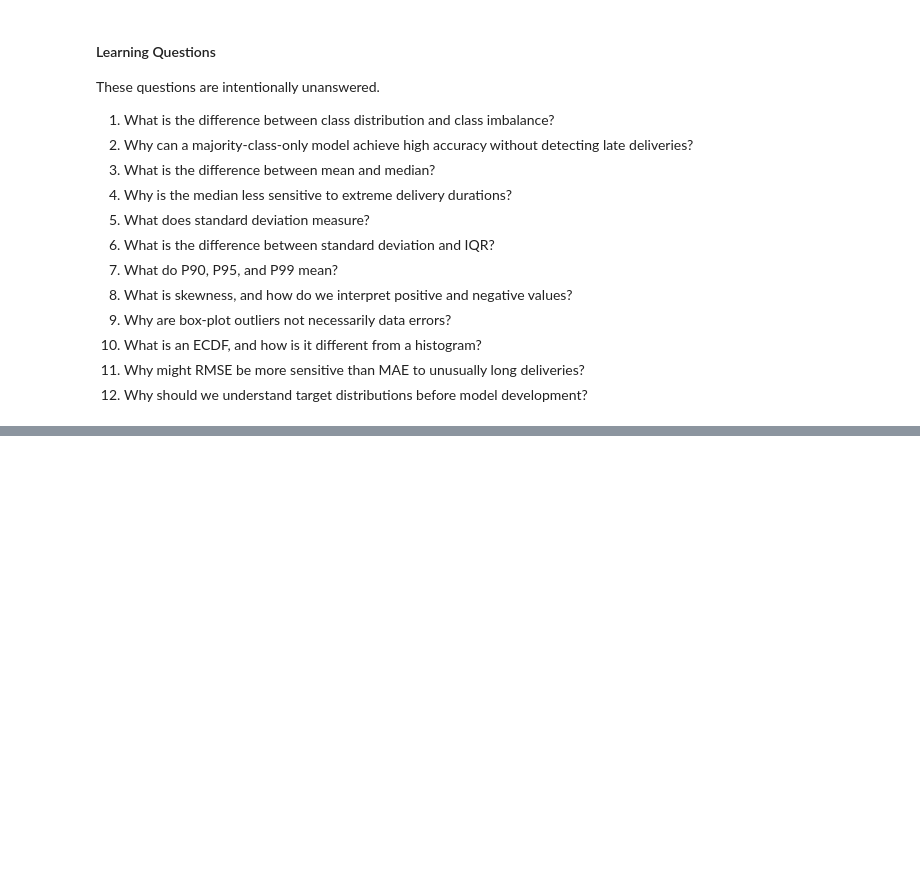
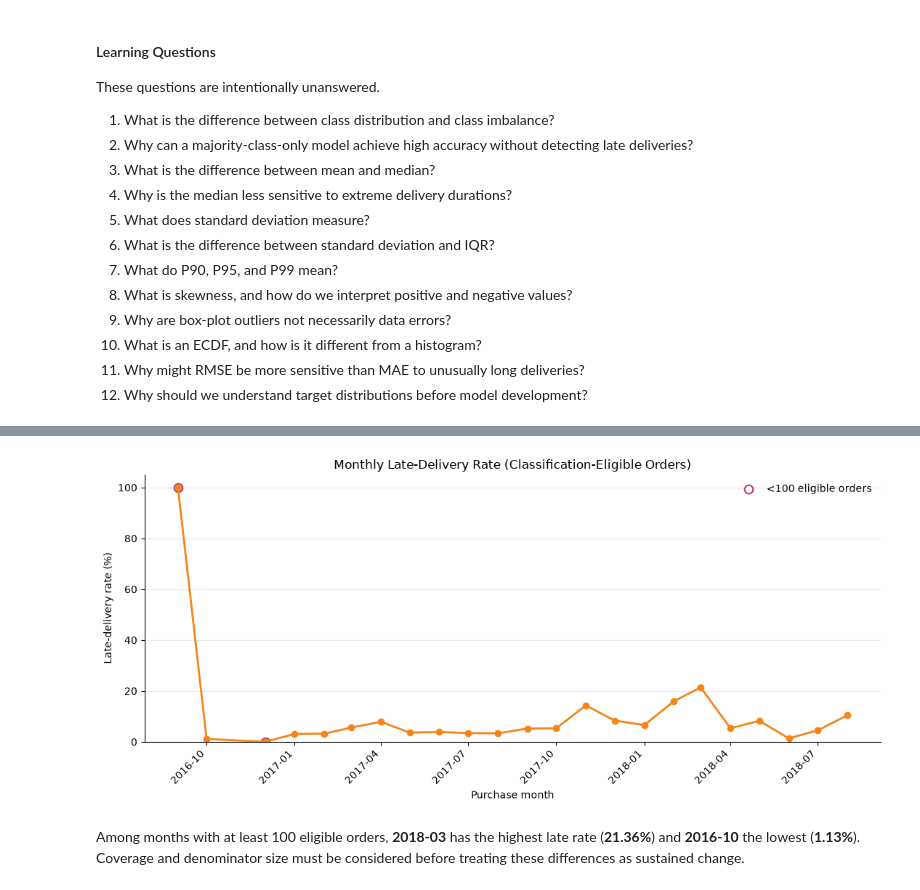
Before and after one commit to mmubashir95/ecommerce-delivery-intelligence, a Jupyter notebook: notebooks/03_exploratory_analysis.ipynb, the cells around one changed output, grey strips where cells are left out. Cells and saved outputs as stored; diff of their text form; code cells hidden in the pictures; blank space fills up the shorter version.

Commit message:
Add temporal delivery pattern EDA

```diff
--- a/notebooks/03_exploratory_analysis.ipynb
+++ b/notebooks/03_exploratory_analysis.ipynb
@@ -1086,0 +1301,68 @@ These questions are intentionally unanswered.
+# %%
+monthly_classification = (
+    valid_purchase_orders.assign(
+        classification_eligible=classification_eligible.loc[valid_purchase_orders.index],
+        is_late=orders.loc[valid_purchase_orders.index, "is_late"],
+    )
+    .groupby("purchase_month", observed=True)
+    .agg(
+        total_orders=("order_id", "size"),
+        classification_eligible=("classification_eligible", "sum"),
+        late_orders=("is_late", lambda values: int(values.eq(1).sum())),
+        on_time_orders=("is_late", lambda values: int(values.eq(0).sum())),
+    )
+    .sort_index()
+)
+monthly_classification["late_rate_pct"] = np.where(
+    monthly_classification["classification_eligible"].gt(0),
+    monthly_classification["late_orders"]
+    .div(monthly_classification["classification_eligible"])
+    .mul(100),
+    np.nan,
+)
+monthly_classification["eligibility_coverage_pct"] = (
+    monthly_classification["classification_eligible"]
+    .div(monthly_classification["total_orders"])
+    .mul(100)
+)
+monthly_classification["low_support"] = monthly_classification[
+    "classification_eligible"
+].lt(100)
+
+assert int(monthly_classification["late_orders"].sum()) == late_count
+assert int(monthly_classification["on_time_orders"].sum()) == on_time_count
+assert int(monthly_classification["classification_eligible"].sum()) == classification_eligible_count
+assert monthly_classification["late_rate_pct"].dropna().between(0, 100).all()
+assert monthly_classification.loc[
+    monthly_classification["classification_eligible"].eq(0), "late_rate_pct"
+].isna().all()
+display(monthly_classification.style.format({"late_rate_pct": "{:.2f}%", "eligibility_coverage_pct": "{:.2f}%"}))
+
+fig, ax = plt.subplots(figsize=(11, 5))
+month_x = monthly_classification.index.to_timestamp()
+ax.plot(month_x, monthly_classification["late_rate_pct"], color="#F58518", marker="o", linewidth=2)
+low_support = monthly_classification["low_support"]
+ax.scatter(month_x[low_support], monthly_classification.loc[low_support, "late_rate_pct"],
+           facecolors="white", edgecolors="#B33F62", s=70, linewidth=1.5, label="<100 eligible orders")
+ax.set_title("Monthly Late-Delivery Rate (Classification-Eligible Orders)")
+ax.set_xlabel("Purchase month")
+ax.set_ylabel("Late-delivery rate (%)")
+ax.set_ylim(bottom=0)
+if low_support.any():
+    ax.legend(frameon=False)
+ax.grid(axis="y", alpha=0.25)
+ax.spines[["top", "right"]].set_visible(False)
+fig.autofmt_xdate(rotation=45)
+plt.tight_layout()
+plt.show()
+
+well_supported_late_rates = monthly_classification.loc[~low_support, "late_rate_pct"].dropna()
+highest_late_month = well_supported_late_rates.idxmax()
+lowest_late_month = well_supported_late_rates.idxmin()
+display(Markdown(
+    f"Among months with at least 100 eligible orders, **{highest_late_month}** has the highest "
+    f"late rate (**{well_supported_late_rates.loc[highest_late_month]:.2f}%**) and "
+    f"**{lowest_late_month}** the lowest (**{well_supported_late_rates.loc[lowest_late_month]:.2f}%**). "
+    "Coverage and denominator size must be considered before treating these differences as sustained change."
+))
+# %% [output]
@@ -1086,0 +1387,2 @@ These questions are intentionally unanswered.
+[figure, added]
+Among months with at least 100 eligible orders, **2018-03** has the highest late rate (**21.36%**) and **2016-10** the lowest (**1.13%**). Coverage and denominator size must be considered before treating these differences as sustained change.
```
Also changed, not shown: parts of 18 cells of this notebook.
